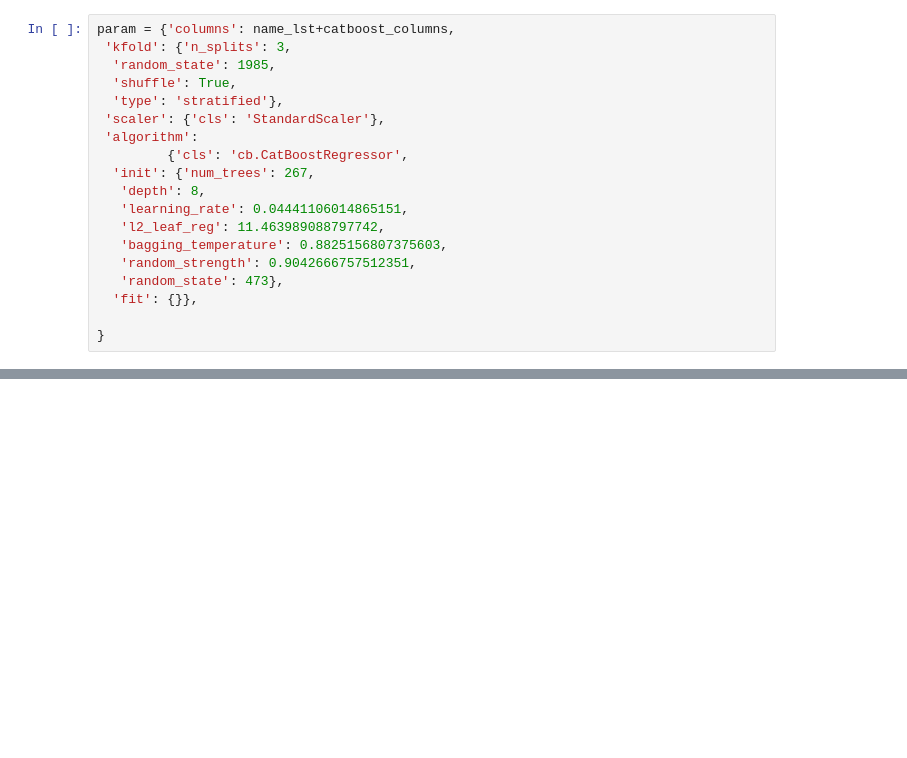
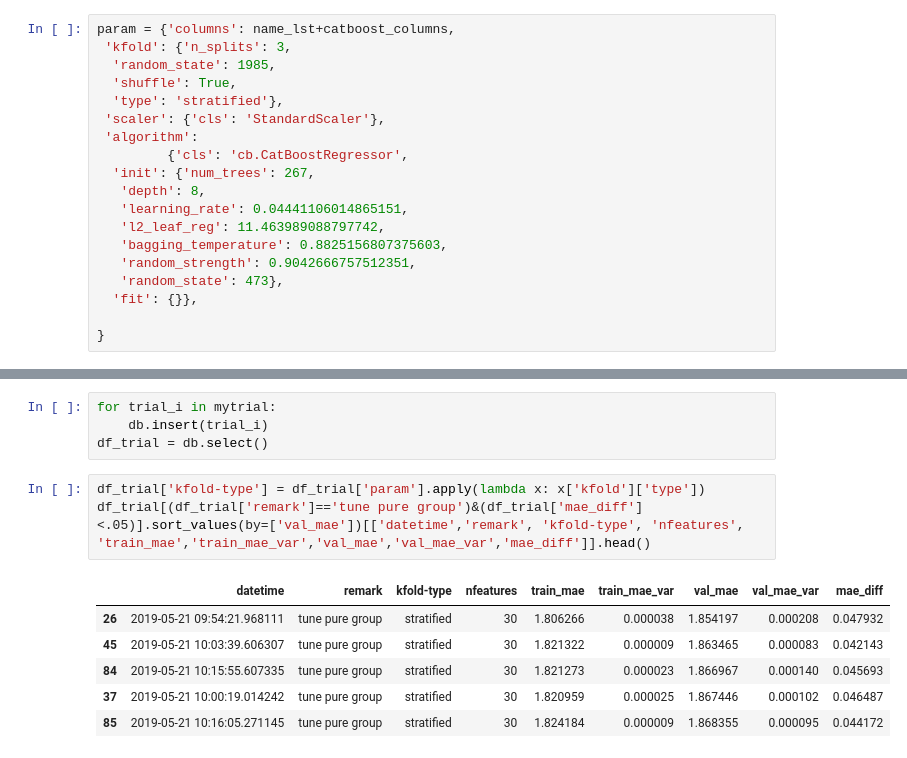
Before and after one commit to arhow/LANLEarthquakePrediction2019, a Jupyter notebook: mystacknet2.ipynb, the cells around one changed output, grey strips where cells are left out. Cells and saved outputs as stored; diff of their text form; blank space fills up the shorter version.

```diff
--- a/mystacknet2.ipynb
+++ b/mystacknet2.ipynb
@@ -383,0 +507,14 @@ param = {'columns': name_lst+catboost_columns,
+# %%
+for trial_i in mytrial:
+    db.insert(trial_i)
+df_trial = db.select()
+# %%
+df_trial['kfold-type'] = df_trial['param'].apply(lambda x: x['kfold']['type'])
+df_trial[(df_trial['remark']=='tune pure group')&(df_trial['mae_diff']<.05)].sort_values(by=['val_mae'])[['datetime','remark', 'kfold-type', 'nfeatures', 'train_mae','train_mae_var','val_mae','val_mae_var','mae_diff']].head()
+# %% [output]
+|  | datetime | remark | kfold-type | nfeatures | train_mae | train_mae_var | val_mae | val_mae_var | mae_diff |
+| 26 | 2019-05-21 09:54:21.968111 | tune pure group | stratified | 30 | 1.806266 | 0.000038 | 1.854197 | 0.000208 | 0.047932 |
+| 45 | 2019-05-21 10:03:39.606307 | tune pure group | stratified | 30 | 1.821322 | 0.000009 | 1.863465 | 0.000083 | 0.042143 |
+| 84 | 2019-05-21 10:15:55.607335 | tune pure group | stratified | 30 | 1.821273 | 0.000023 | 1.866967 | 0.000140 | 0.045693 |
+| 37 | 2019-05-21 10:00:19.014242 | tune pure group | stratified | 30 | 1.820959 | 0.000025 | 1.867446 | 0.000102 | 0.046487 |
+| 85 | 2019-05-21 10:16:05.271145 | tune pure group | stratified | 30 | 1.824184 | 0.000009 | 1.868355 | 0.000095 | 0.044172 |
```
Also changed, not shown: parts of 32 cells of this notebook, 8 other files.
